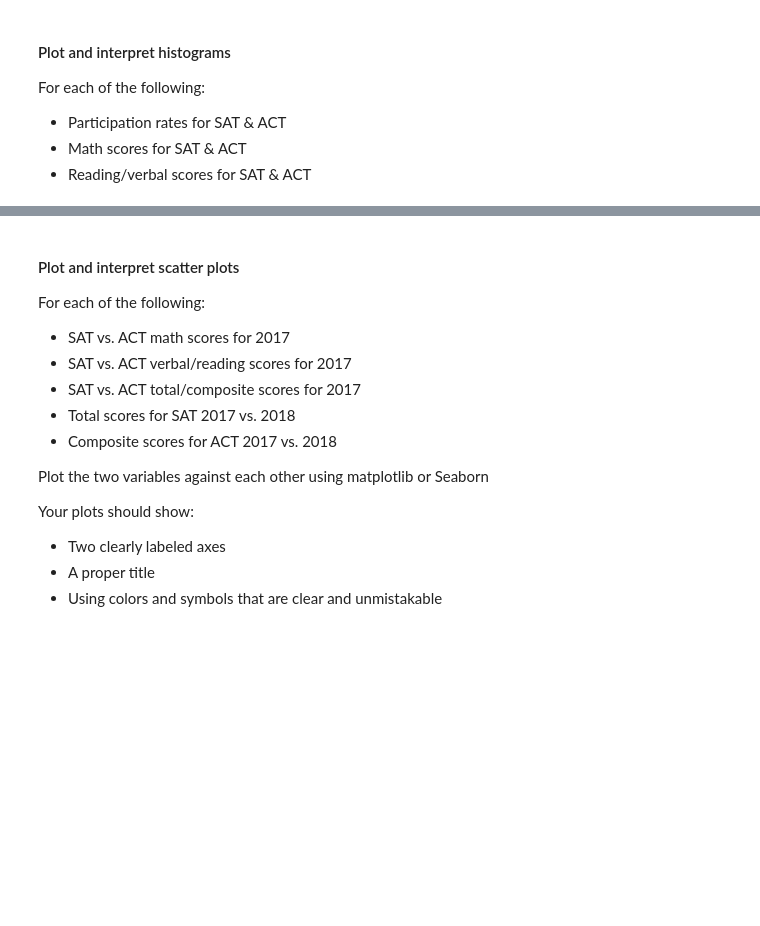
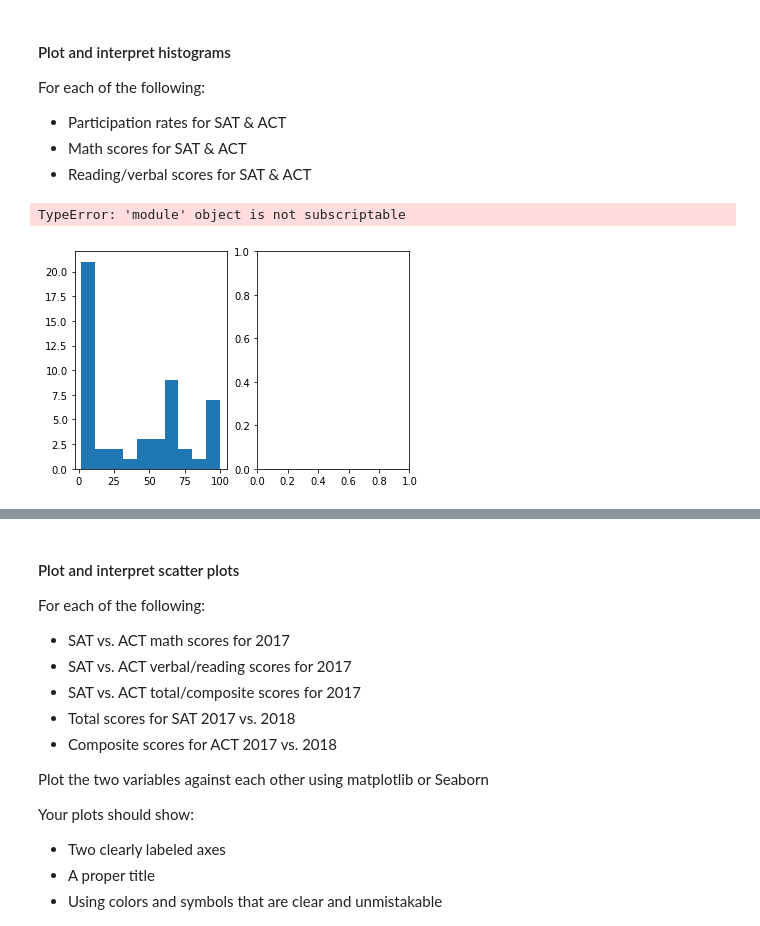
Before and after one commit to patruq/act-sat-performance, a Jupyter notebook: code/starter-code.ipynb, the cells around one changed output, grey strips where cells are left out. Cells and saved outputs as stored; diff of their text form; code cells hidden in the pictures; blank space fills up the shorter version.

```diff
--- a/code/starter-code.ipynb
+++ b/code/starter-code.ipynb
@@ -793,6 +900,7 @@ def subplot_histograms(dataframe, list_of_columns, list_of_titles, list_of_xlabe
     for i, column in enumerate(list_of_columns): # Gives us an index value to get into all our lists
         ax[i].hist(dataframe[column]) # feel free to add more settings
         # Set titles, labels, etc here for each subplot
+        plt[i].title(dataframe[column])
 # %% [markdown]
 #### Plot and interpret histograms
 For each of the following:
@@ -803,0 +910,8 @@ For each of the following:
+# %%
+# Code
+subplot_histograms(combined_2017_df, ["sat_2017_participation", "act_2017_participation"],
+                          ["SAT Participation", "ACT Participation"],
+                           "X-label")
+# %% [output]
+TypeError: 'module' object is not subscriptable
+[figure, added]
```
Also changed, not shown: parts of 37 cells of this notebook, 1 other file.
